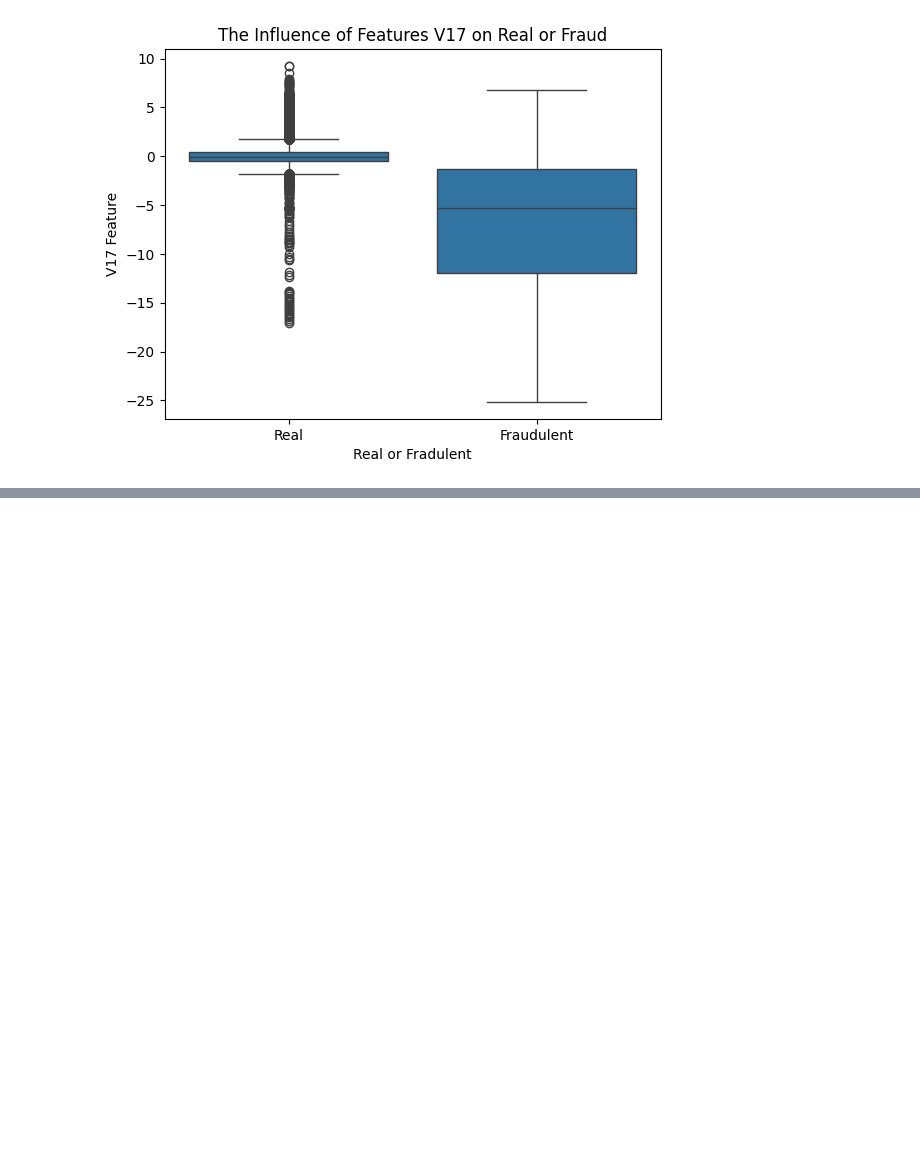
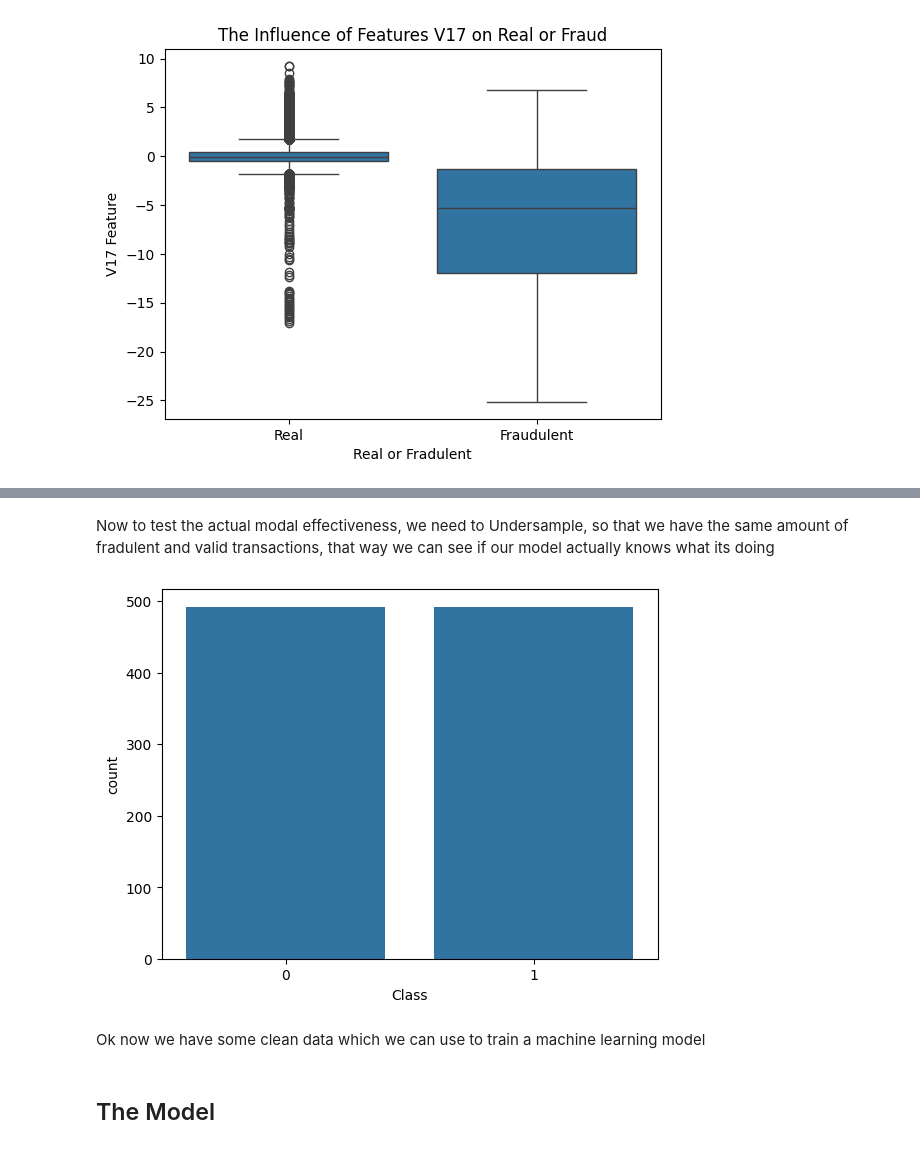
Before and after one commit to AlecAnghel/Credit-Card-Fraud-Detection, a Jupyter notebook: notebooks/Fraud_Detection.ipynb, the cells around one changed output, grey strips where cells are left out. Saved outputs shown, nothing was run; the diff lists cells and outputs as text; code cells hidden in the pictures; blank space fills up the shorter version.

```diff
--- a/notebooks/Fraud_Detection.ipynb
+++ b/notebooks/Fraud_Detection.ipynb
@@ -92,0 +99,10 @@ plt.show()
+# %%
+rob_scalar = RobustScaler()
+# scale our amount and time column
+data["scaled_amount"] = rob_scalar.fit_transform(data[["Amount"]])
+data["scaled_time"] = rob_scalar.fit_transform(data[["Time"]])
+
+# drop the other old columns
+data.drop(['Time', 'Amount'], axis=1, inplace=True)
+
+data.head()
@@ -92,0 +117,16 @@ plt.show()
+# %% [markdown]
+Now to test the actual modal effectiveness, we need to Undersample, so that we have the same amount of fradulent and valid transactions, that way we can see if our model actually knows what its doing
+# %%
+fraud_transactions = data[data["Class"] == 1]
+real_transactions = data[data["Class"] == 0].sample(492, random_state = 412)
+
+new_df = pd.concat([fraud_transactions, real_transactions])
+
+sns.countplot(data = new_df, x= "Class")
+plt.show()
+# %% [output]
+[figure, added]
+# %% [markdown]
+Ok now we have some clean data which we can use to train a machine learning model
+# %% [markdown]
+## The Model
```
Also changed, not shown: parts of 4 cells of this notebook.
